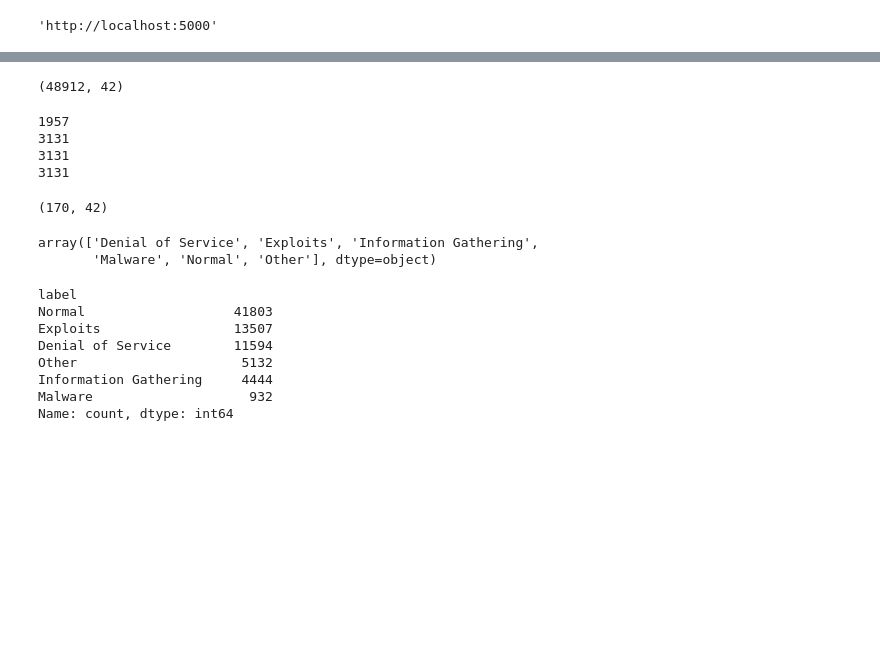
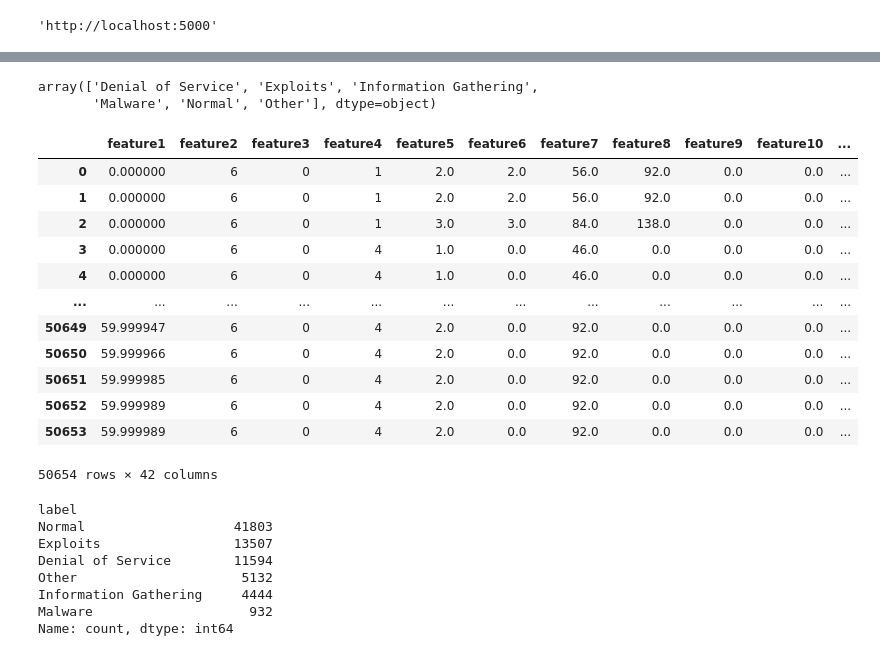
Before and after one commit to DASC-CompetitiveDS/MLOpsVN, a Jupyter notebook: src/notebooks/test_analysis.ipynb, the cells around one changed output, grey strips where cells are left out. Cells and saved outputs as stored; diff of their text form; code cells hidden in the pictures; blank space fills up the shorter version.

```diff
--- a/src/notebooks/test_analysis.ipynb
+++ b/src/notebooks/test_analysis.ipynb
@@ -20,13 +20,13 @@ from sklearn.model_selection import StratifiedShuffleSplit, StratifiedKFold
 # %%
 pd.set_option('display.max_columns', 500)
 # %%
-link_data_test_raw_32 = '../../data/captured_data/phase-3/prob-1/raw/'
+link_data_test_raw_32 = '../../data/captured_data/phase-3/prob-2/raw/'
 link_data_test_raw_22 = '../../data/captured_data/phase-2/prob-2/raw/'
 link_data_test_processed_32 = '../../data/captured_data/phase-3/prob-1/'
 train_raw_data_32 = '../../data/raw_data/phase-3/prob-2/raw_train.parquet'
 train_raw_data_22 = '../../data/raw_data/phase-2/prob-2/raw_train.parquet'
-link_y_data_32 = '../../data/train_data/phase-3/prob-1/train_y.parquet'
-link_train_data_32 = '../../data/train_data/phase-3/prob-1/train_x.parquet'
+link_y_data_32 = '../../data/train_data/phase-3/prob-2/train_y.parquet'
+link_train_data_32 = '../../data/train_data/phase-3/prob-2/train_x.parquet'
 link_test_data_32 = '../../data/train_data/phase-3/prob-2/test_x.parquet'
 link_y_test_data_32 =   '../../data/train_data/phase-3/prob-2/test_y.parquet'
 link_y_data_22 = '../../data/train_data/phase-2/prob-2/train_y.parquet'
@@ -139,23 +108,31 @@ combine_data[combine_data["feature2"] == -1]
-# %%
-combine_data.shape
-# %% [output]
-(48912, 42)
-# %%
-combine_data = data_processing_phase3(combine_data, 'label')
-# %% [output]
-1957
-3131
-3131
-3131
 # %%
-combine_data[(combine_data['feature2'].isna()) & (combine_data['feature3'].isna()) & (combine_data['feature4'].isna())].shape
+# combine_data = x_valid_set.copy()
+# combine_data['label'] = y_valid_set
+# combine_data = data_processing_phase3(combine_data, 'label')
+# combine_data[(combine_data['feature2'].isna()) & (combine_data['feature3'].isna()) & (combine_data['feature4'].isna())].shape
-# %% [output]
-(170, 42)
 # %%
 model.classes_
 # %% [output]
 array(['Denial of Service', 'Exploits', 'Information Gathering',
        'Malware', 'Normal', 'Other'], dtype=object)
+# %%
+x_valid_set["label"] = y_valid_set
+# %%
+a = x_valid_set.groupby(feature_columns).agg(unique_feauture = ("label", 'nunique')).reset_index()
+# %% [output]
+|  | feature1 | feature2 | feature3 | feature4 | feature5 | feature6 | feature7 | feature8 | feature9 | feature10 | ... |
+| 0 | 0.000000 | 6 | 0 | 1 | 2.0 | 2.0 | 56.0 | 92.0 | 0.0 | 0.0 | ... |
+| 1 | 0.000000 | 6 | 0 | 1 | 2.0 | 2.0 | 56.0 | 92.0 | 0.0 | 0.0 | ... |
+| 2 | 0.000000 | 6 | 0 | 1 | 3.0 | 3.0 | 84.0 | 138.0 | 0.0 | 0.0 | ... |
+| 3 | 0.000000 | 6 | 0 | 4 | 1.0 | 0.0 | 46.0 | 0.0 | 0.0 | 0.0 | ... |
+| 4 | 0.000000 | 6 | 0 | 4 | 1.0 | 0.0 | 46.0 | 0.0 | 0.0 | 0.0 | ... |
+| ... | ... | ... | ... | ... | ... | ... | ... | ... | ... | ... | ... |
+| 50649 | 59.999947 | 6 | 0 | 4 | 2.0 | 0.0 | 92.0 | 0.0 | 0.0 | 0.0 | ... |
+| 50650 | 59.999966 | 6 | 0 | 4 | 2.0 | 0.0 | 92.0 | 0.0 | 0.0 | 0.0 | ... |
+| 50651 | 59.999985 | 6 | 0 | 4 | 2.0 | 0.0 | 92.0 | 0.0 | 0.0 | 0.0 | ... |
+| 50652 | 59.999989 | 6 | 0 | 4 | 2.0 | 0.0 | 92.0 | 0.0 | 0.0 | 0.0 | ... |
+| 50653 | 59.999989 | 6 | 0 | 4 | 2.0 | 0.0 | 92.0 | 0.0 | 0.0 | 0.0 | ... |
+50654 rows × 42 columns
 # %%
 def get_predict_data(data, model):
     for each in ['label', 'pred', 'pred_1', 'proba', 'proba_1', 'proba_2']:
```
Also changed, not shown: parts of 6 cells of this notebook, 4 other files.
